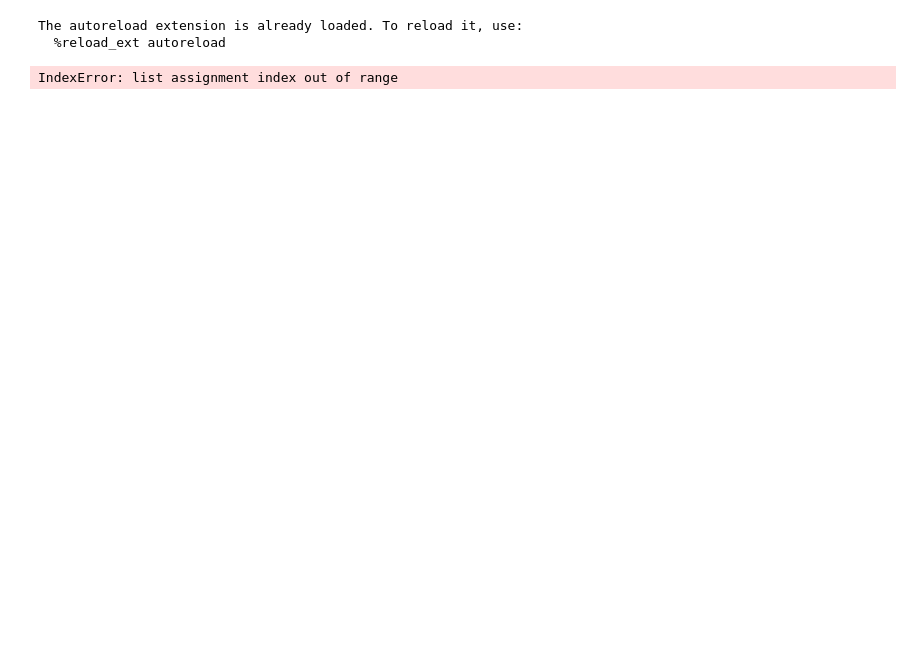
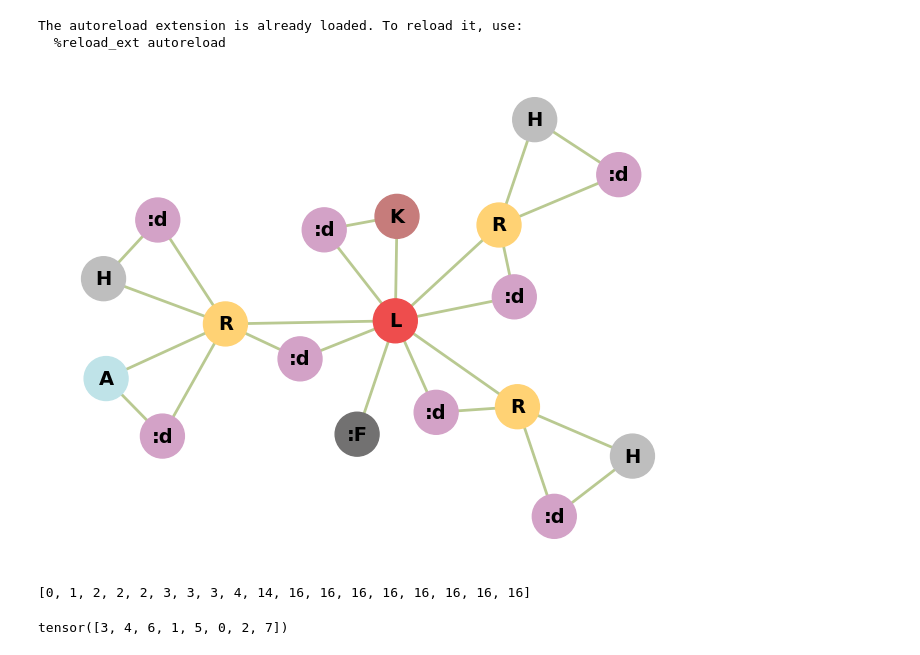
Before and after one commit to enix403/houseganpp, a Jupyter notebook: _big_vis_sample.ipynb, the cells around one changed output. Drawn from its saved outputs; the diff is of its cells as text; code cells hidden in the pictures; blank space fills up the shorter version.

Commit message:
Connecting doors

```diff
--- a/_big_vis_sample.ipynb
+++ b/_big_vis_sample.ipynb
@@ -28,37 +28,35 @@ from minimal.layout import LayoutGraphBuilder, LayoutGraph, NodeType
 
 bld = LayoutGraphBuilder()
 
 liv = bld.add_node(NodeType.LIVING_ROOM)
 kit = bld.add_node(NodeType.KITCHEN)
 bal = bld.add_node(NodeType.BALCONY)
 r1 = bld.add_node(NodeType.BEDROOM)
 b1 = bld.add_node(NodeType.BATHROOM)
 r2 = bld.add_node(NodeType.BEDROOM)
 b2 = bld.add_node(NodeType.BATHROOM)
 r3 = bld.add_node(NodeType.BEDROOM)
 b3 = bld.add_node(NodeType.BATHROOM)
 fr = bld.add_node(NodeType.FRONT_DOOR)
 
 bld.add_edge(liv, fr)
 bld.add_edge(liv, kit)
 bld.add_edge(liv, r1)
 bld.add_edge(liv, r2)
 bld.add_edge(liv, r3)
 
 bld.add_edge(r1, b1)
 bld.add_edge(r2, b2)
 bld.add_edge(r3, b3)
 bld.add_edge(r3, bal)
-bld.add_edge(r3, NodeType.INTERIOR_DOOR)
-bld.add_edge(r3, NodeType.INTERIOR_DOOR)
-bld.add_edge(r3, NodeType.INTERIOR_DOOR)
-bld.add_edge(r3, NodeType.INTERIOR_DOOR)
-bld.add_edge(r3, NodeType.INTERIOR_DOOR)
-bld.add_edge(r3, NodeType.INTERIOR_DOOR)
 
 g = bld.build()
 g.correct_doors()
 
 g.draw()
 # %% [output]
-IndexError: list assignment index out of range
+[figure, added]
+# %%
+g.nodes
+# %% [output]
+[0, 1, 2, 2, 2, 3, 3, 3, 4, 14, 16, 16, 16, 16, 16, 16, 16, 16]
@@ -64,0 +65,5 @@ IndexError: list assignment index out of range
+# %%
+_, idx = torch.sort(torch.tensor(x))
+idx
+# %% [output]
+tensor([3, 4, 6, 1, 5, 0, 2, 7])
```
Also changed, not shown: parts of 1 cell of this notebook, 1 other file.
